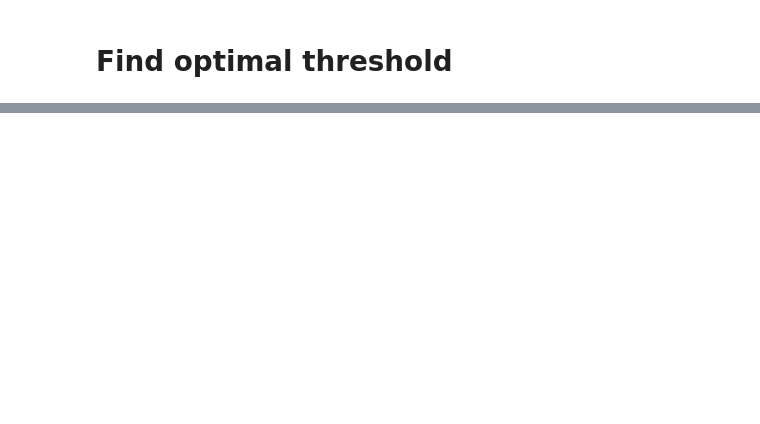
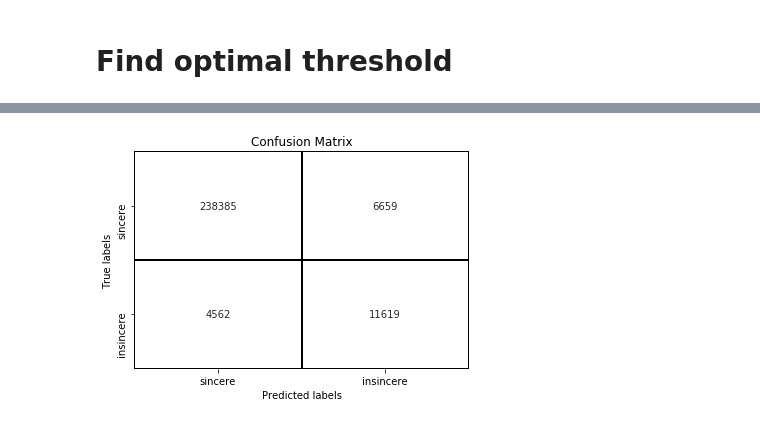
Before and after one commit to kfateem/udacity-ml, a Jupyter notebook: capstone/notebooks/benchmark.ipynb, the cells around one changed output, grey strips where cells are left out. Saved outputs shown, nothing was run; the diff lists cells and outputs as text; code cells hidden in the pictures; blank space fills up the shorter version.

```diff
--- a/capstone/notebooks/benchmark.ipynb
+++ b/capstone/notebooks/benchmark.ipynb
@@ -7,3 +10,8 @@ This is a benchmark model that uses a 2D CNN model
+# %%
+MODEL_VERSION = 'benchmark'
+MAX_SEQUENCE_LENGTH = 70
+EMBEDDING_DIM = 300
+MAX_WORDS = 40000
 # %%
 import numpy as np
 np.random.seed(42)
@@ -29,27 +37,21 @@ X_train = train["question_text"].fillna("fillna").values
 y_train = train["target"].values
 X_test = test["question_text"].fillna("fillna").values
 
-max_features = 40000
-maxlen = 70
-embed_size = 300
-
-#threshold = 0.35
-
-tokenizer = text.Tokenizer(num_words=max_features)
+tokenizer = text.Tokenizer(num_words=MAX_WORDS)
 tokenizer.fit_on_texts(list(X_train) + list(X_test))
 X_train = tokenizer.texts_to_sequences(X_train)
 X_test = tokenizer.texts_to_sequences(X_test)
-x_train = sequence.pad_sequences(X_train, maxlen=maxlen)
-x_test = sequence.pad_sequences(X_test, maxlen=maxlen)
+x_train = sequence.pad_sequences(X_train, maxlen=MAX_SEQUENCE_LENGTH)
+x_test = sequence.pad_sequences(X_test, maxlen=MAX_SEQUENCE_LENGTH)
 # %%
 def get_coefs(word, *arr): return word, np.asarray(arr, dtype='float32')
 embeddings_index = dict(get_coefs(*o.rstrip().rsplit(' ')) for o in open(EMBEDDING_FILE))
 
 word_index = tokenizer.word_index
 nb_words = min(max_features, len(word_index))
-embedding_matrix = np.zeros((nb_words, embed_size))
+embedding_matrix = np.zeros((nb_words, EMBEDDING_DIM))
 for word, i in word_index.items():
-    if i >= max_features: continue
+    if i >= MAX_WORDS: continue
     embedding_vector = embeddings_index.get(word)
     if embedding_vector is not None: embedding_matrix[i] = embedding_vector
 # %%
@@ -114,9 +136,9 @@ model = get_model()
 batch_size = 256
 epochs = 2
 
-X_tra, X_val, y_tra, y_val = train_test_split(x_train, y_train, train_size=0.95,
+X_tra, X_val, y_tra, y_val = train_test_split(x_train, y_train, train_size=0.8,
                                               random_state=233)
 
 hist = model.fit(X_tra, y_tra, batch_size=batch_size, epochs=epochs,
-                 validation_data=(X_val, y_val), verbose=2)
+                 validation_data=(X_val, y_val), verbose=1)
 # %% [output]
@@ -180,0 +216,22 @@ optimal threshold is 0.3100 with F1 score: 0.6766
+# %%
+import seaborn as sns
+import matplotlib.pyplot as plt
+from matplotlib.colors import ListedColormap
+
+cm = confusion_matrix(y_val, np.array(pred_val > threshold).astype(int))
+ax = plt.subplot()
+hm = sns.heatmap(cm, annot=True, ax = ax, fmt='g',
+                 cmap=ListedColormap(['white']), linecolor='black',
+                 linewidth=1, cbar=False,
+                 xticklabels = 1, yticklabels = 1 )
+
+
+# labels, title and ticks
+ax.set_xlabel('Predicted labels')
+ax.set_ylabel('True labels')
+ax.set_title('Confusion Matrix')
+ax.xaxis.set_ticklabels(['sincere', 'insincere'])
+ax.yaxis.set_ticklabels(['sincere', 'insincere'])
+plt.show()
+# %% [output]
+[figure, added]
```
Also changed, not shown: parts of 18 cells of this notebook, 13 other files.
